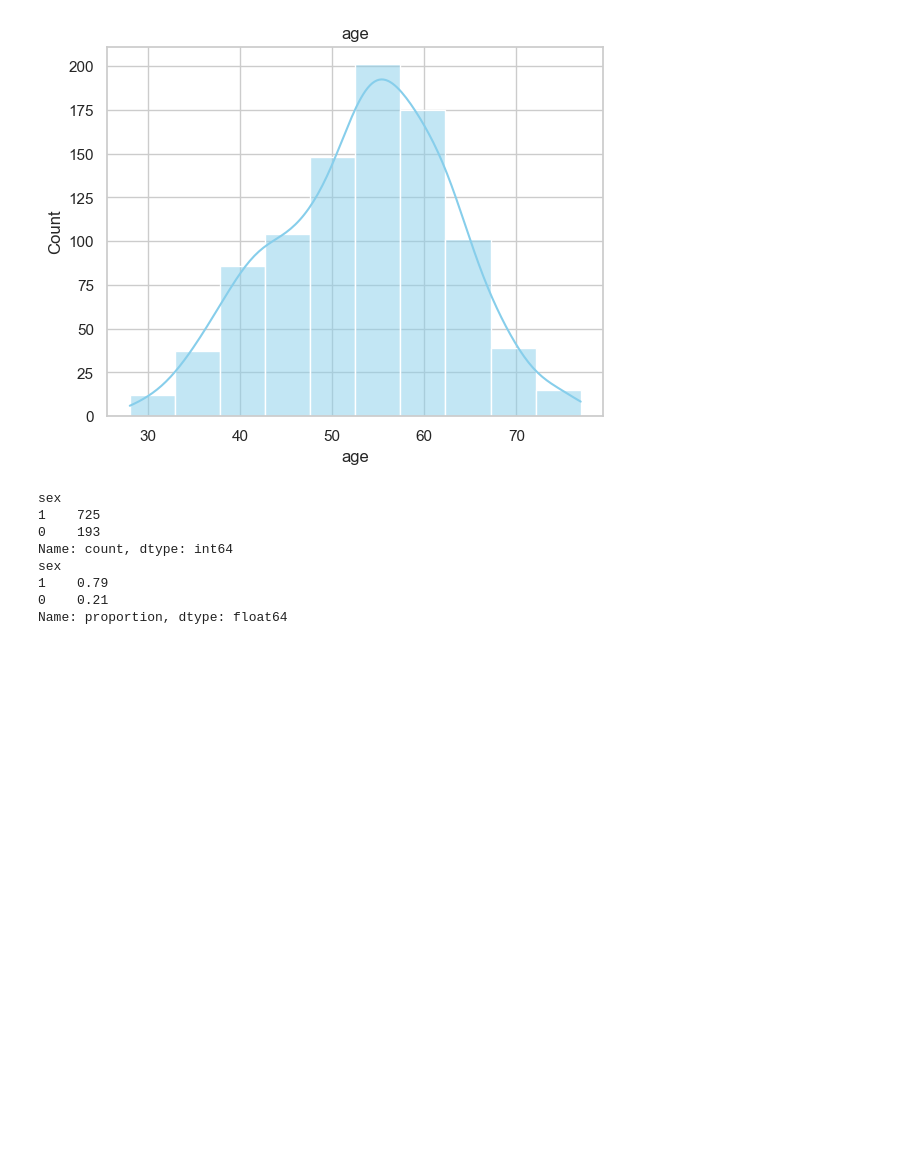
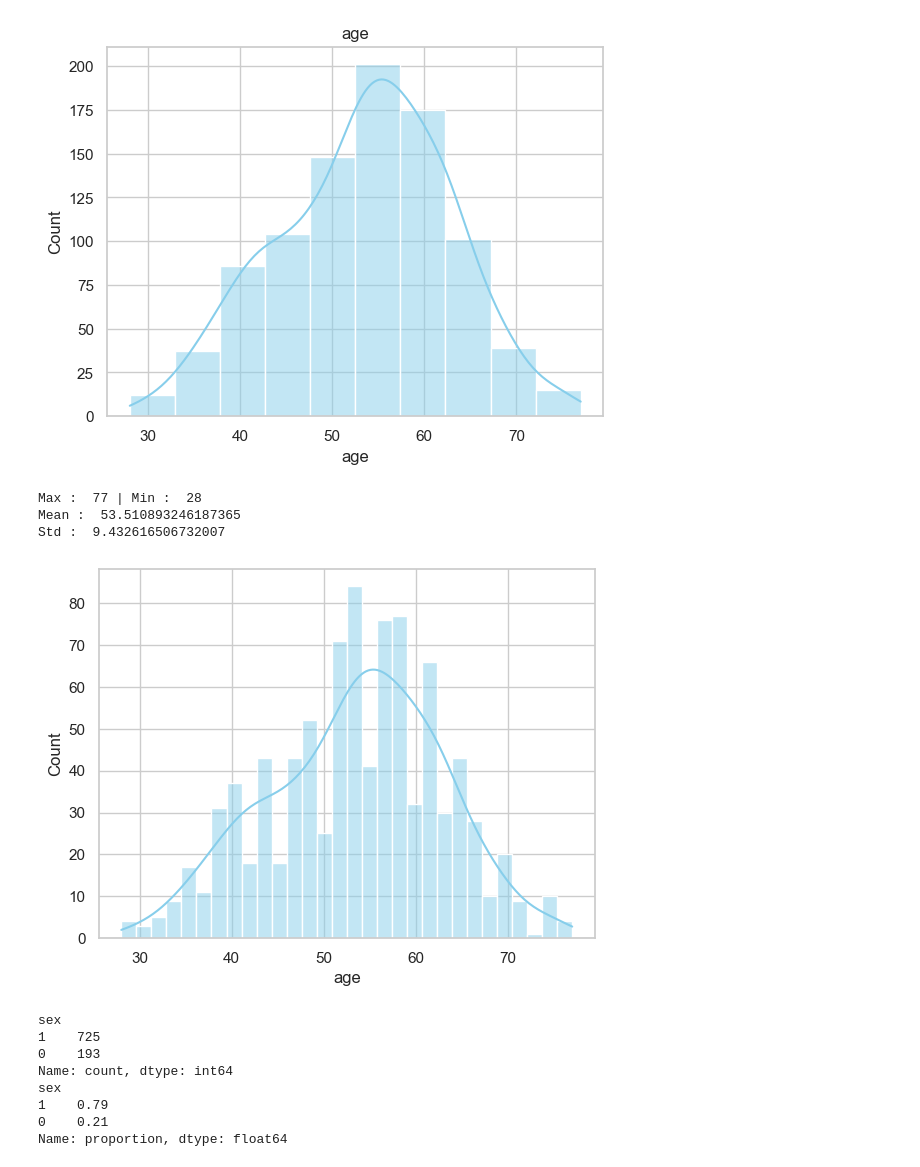
Before and after one commit to pauljo13/Heart-Disease-AI-kaggle, a Jupyter notebook: hd.ipynb, the cells around one changed output. Saved outputs shown, nothing was run; the diff lists cells and outputs as text; code cells hidden in the pictures; blank space fills up the shorter version.

```diff
--- a/hd.ipynb
+++ b/hd.ipynb
@@ -210,3 +219,10 @@ Text(0.5, 0, 'age')
+# %%
+checkOutlier(df,"age")
+# %% [output]
+Max :  77 | Min :  28
+Mean :  53.510893246187365
+Std :  9.432616506732007
+[figure, added]
 # %%
 # sex 데이터 값 확인
 print(df.sex.value_counts())
```
Also changed, not shown: parts of 32 cells of this notebook.
